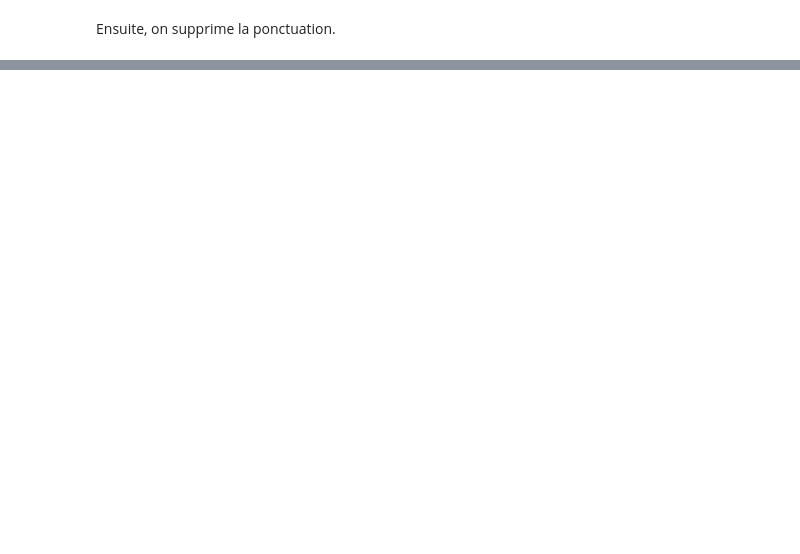
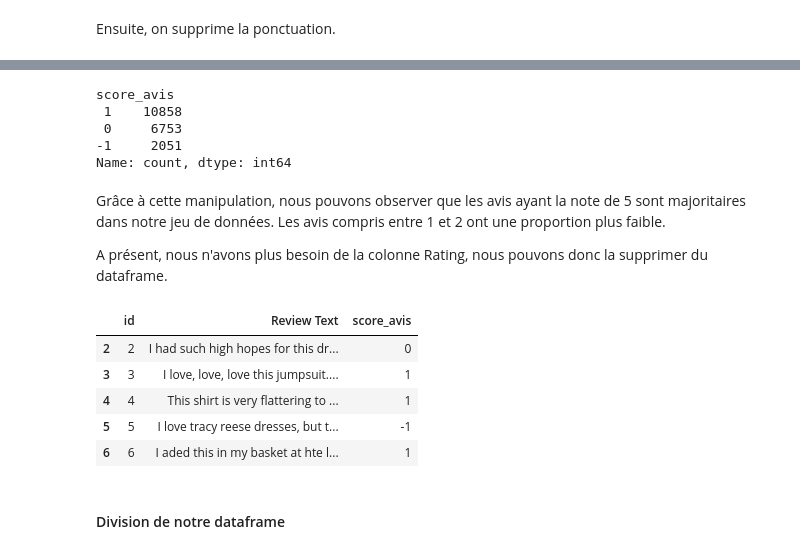
Before and after one commit to marieguib/2023_NLP-Detection_cyber_harcelement, a Jupyter notebook: projet_nlp.ipynb, the cells around one changed output, grey strips where cells are left out. Cells and saved outputs as stored; diff of their text form; code cells hidden in the pictures; blank space fills up the shorter version.

```diff
--- a/projet_nlp.ipynb
+++ b/projet_nlp.ipynb
@@ -168,0 +196,4 @@ liste_avis_clean[:10]
+# %%
+# On récupère la colonne id, Rating et Review Text
+data = data[["id", "Rating", "Review Text"]]
+data.head()
@@ -168,0 +236,17 @@ liste_avis_clean[:10]
+# %%
+def map_label_to_numeric(label):
+    return 1 if label == 5 else 0 if label == 3 or label == 4 else -1
+# %%
+def get_labels(data):
+    labels = data[["id","Rating"]]
+    labels['Rating'] = labels['Rating'].apply(map_label_to_numeric)
+    labels.set_index('id', inplace=True)
+
+    # ajouter les labels dans data selon l'id
+    data['score_avis'] = labels
+
+    # data['score_avis'] = labels
+    return data
+# %%
+data = get_labels(data)
+data.head()
@@ -168,0 +265,25 @@ liste_avis_clean[:10]
+# %%
+# On analyse la nouevlle colonne "score_avis"
+data["score_avis"].value_counts()
+# %% [output]
+score_avis
+ 1    10858
+ 0     6753
+-1     2051
+Name: count, dtype: int64
+# %% [markdown]
+Grâce à cette manipulation, nous pouvons observer que les avis ayant la note de 5 sont majoritaires dans notre jeu de données. Les avis compris entre 1 et 2 ont une proportion plus faible.
+
+A présent, nous n'avons plus besoin de la colonne Rating, nous pouvons donc la supprimer du dataframe.
+# %%
+data = data[["id", "Review Text", "score_avis"]]
+data.head()
+# %% [output]
+|  | id | Review Text | score_avis |
+| 2 | 2 | I had such high hopes for this dr... | 0 |
+| 3 | 3 | I love, love, love this jumpsuit.... | 1 |
+| 4 | 4 | This shirt is very flattering to ... | 1 |
+| 5 | 5 | I love tracy reese dresses, but t... | -1 |
+| 6 | 6 | I aded this in my basket at hte l... | 1 |
+# %% [markdown]
+#### Division de notre dataframe
```
Also changed, not shown: parts of 43 cells of this notebook.
